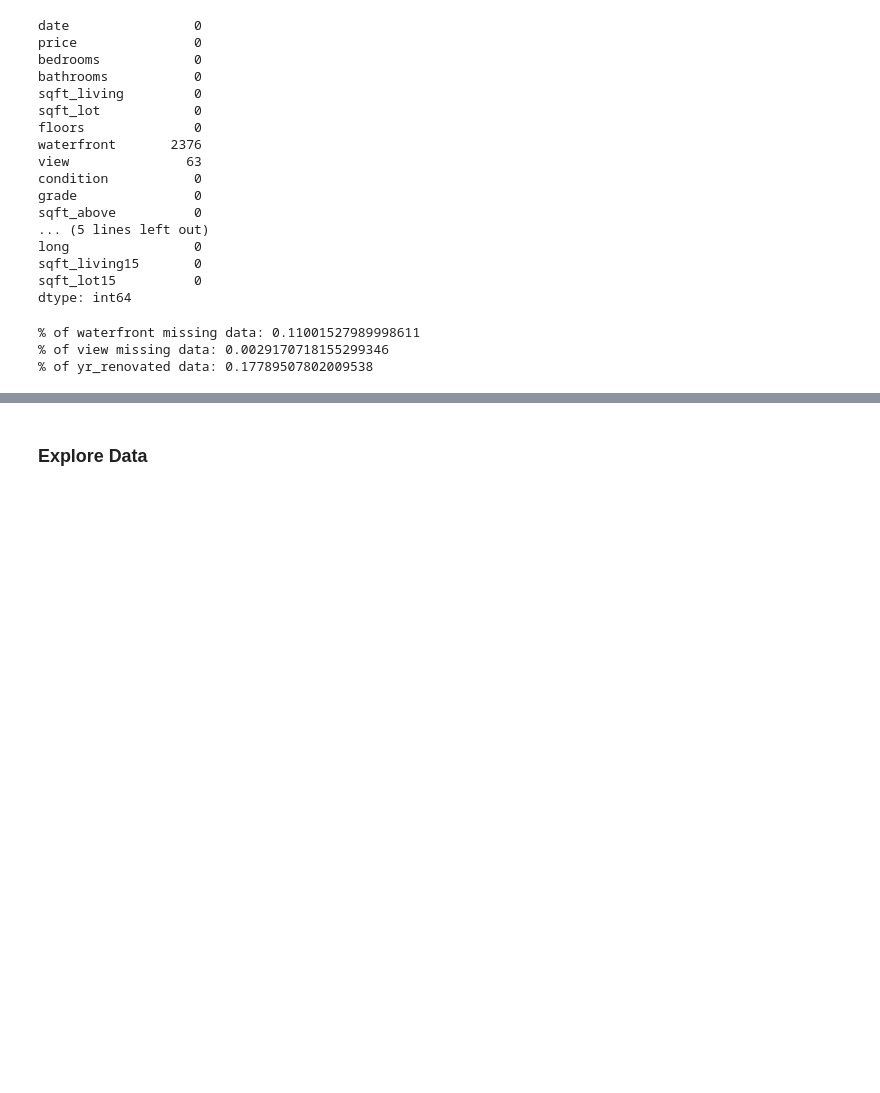
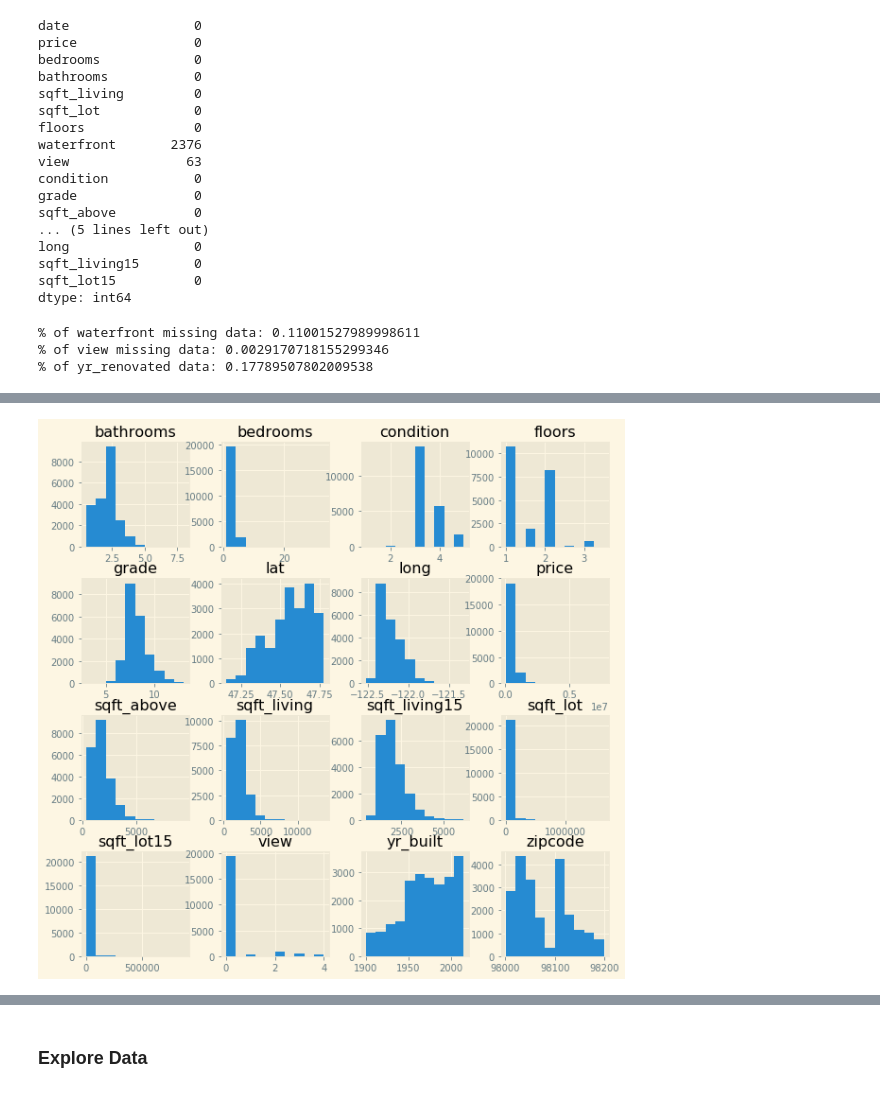
Before and after one commit to eannefawcett/dsc-v2-mod1-final-project-online-ds-pt-081219, a Jupyter notebook: Beth Fawcett King County Sellers World.ipynb, the cells around one changed output, grey strips where cells are left out. Saved outputs shown, nothing was run; the diff lists cells and outputs as text; code cells hidden in the pictures; blank space fills up the shorter version.

Commit message:
update data types and clean continuous data

```diff
--- a/Beth Fawcett King County Sellers World.ipynb
+++ b/Beth Fawcett King County Sellers World.ipynb
@@ -319,6 +322,10 @@ The first number of rows that I have is 21597. Then after cleaning the dataset 2
 # Your code here - remember to use markdown cells for comments as well!
 # import data set from repository
 import pandas as pd
+import matplotlib.pyplot as plt
+%matplotlib inline
+plt.style.use('Solarize_Light2')
+
 df = pd.read_csv('kc_house_data.csv', index_col=0)
 df.head()
 # %% [output]
@@ -398,0 +421,15 @@ df_clean.isna().sum()
+# %%
+# after
+# managing nans
+# fill waterfront and yr_renovated nans with 'unknown'
+df.loc[:,'waterfront'] = df.loc[:,'waterfront'].fillna(value='unknown')
+# df.loc[:,'waterfront'].isna().sum() # uncomment to check efficacy
+df.loc[:,'yr_renovated'] = df.loc[:,'yr_renovated'].fillna(value='unknown')
+# df.loc[:,'yr_renovated'].isna().sum() # uncomment to check efficacy
+# df.isna().sum() # uncomment to check entire df
+
+# delete nans rows in view
+df_clean = df.dropna()
+# df_clean.isna().sum() #uncomment to check if nans were dropped
+len(df_clean) # checking to ensure that the length of the dataset was reduced
+# df_clean.head()
@@ -398,0 +452,4 @@ df_clean.isna().sum()
+# %%
+df_clean.hist(figsize=(10,10));
+# %% [output]
+[figure, added]
```
Also changed, not shown: parts of 62 cells of this notebook.
